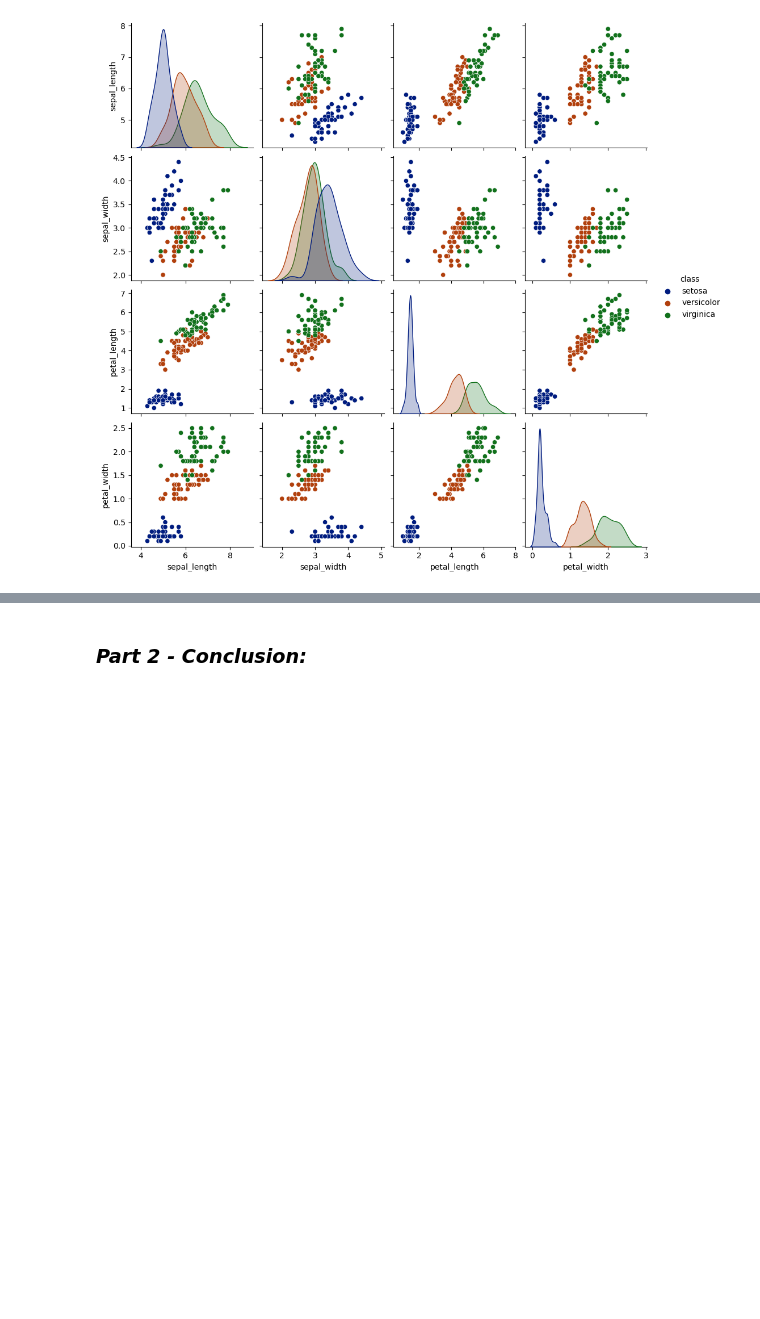
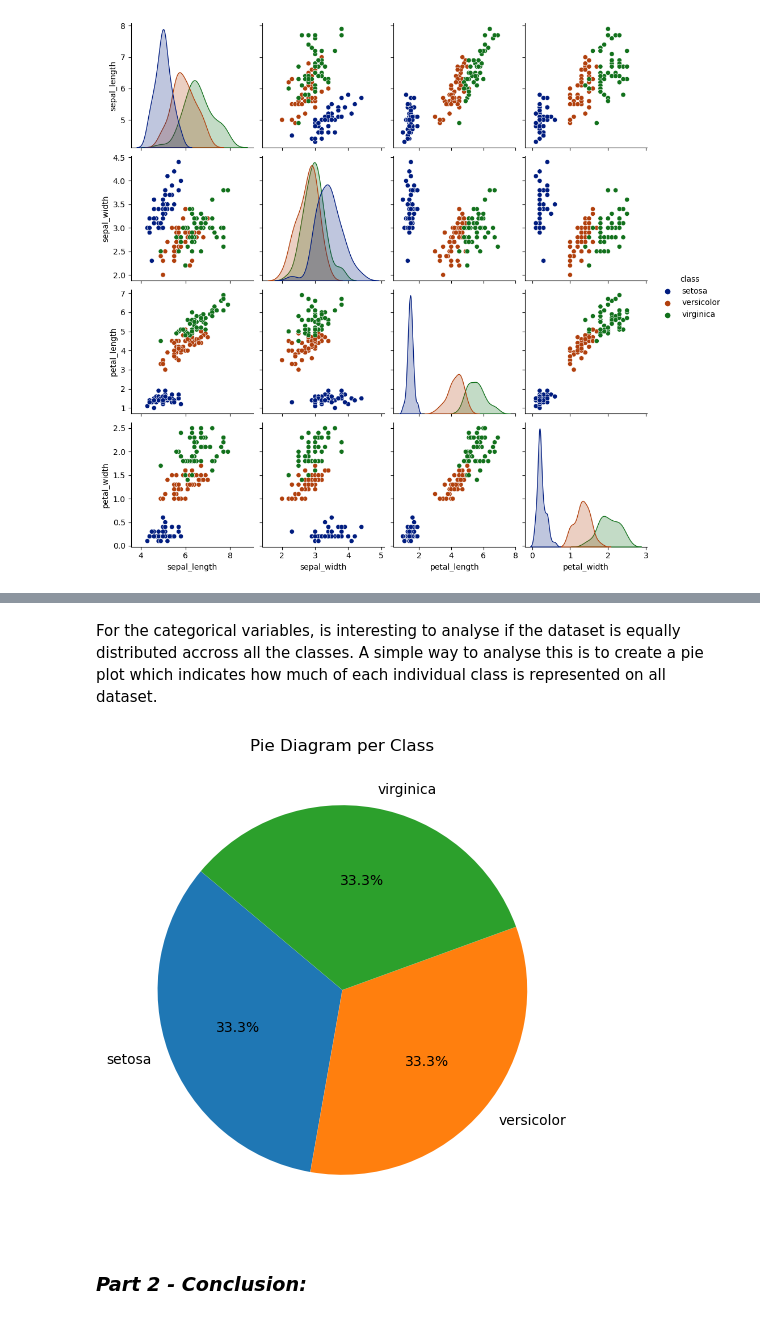
Before and after one commit to andreiandrade7/DataAnalysis-fundamentals, a Jupyter notebook: project.ipynb, the cells around one changed output, grey strips where cells are left out. Cells and saved outputs as stored; diff of their text form; code cells hidden in the pictures; blank space fills up the shorter version.

```diff
--- a/project.ipynb
+++ b/project.ipynb
@@ -130,3 +190,17 @@ plt.show()
+# %% [markdown]
+For the categorical variables, is interesting to analyse if the dataset is equally distributed accross all the classes. A simple way to analyse this is to create a pie plot which indicates how much of each individual class is represented on all dataset.
+# %%
+# count the number of classes
+class_counts = df['class'].value_counts()
+
+# Create a pie chart for class distribution
+plt.figure(figsize=(8, 6))
+
+plt.pie(class_counts, labels=class_counts.index, autopct='%1.1f%%', startangle=140)
+plt.title('Pie Diagram per Class')
+plt.show()
+# %% [output]
+[figure, added]
 # %% [markdown]
 ### _Part 2 - Conclusion:_
 # %% [markdown]
```
Also changed, not shown: parts of 8 cells of this notebook, 1 other file.
